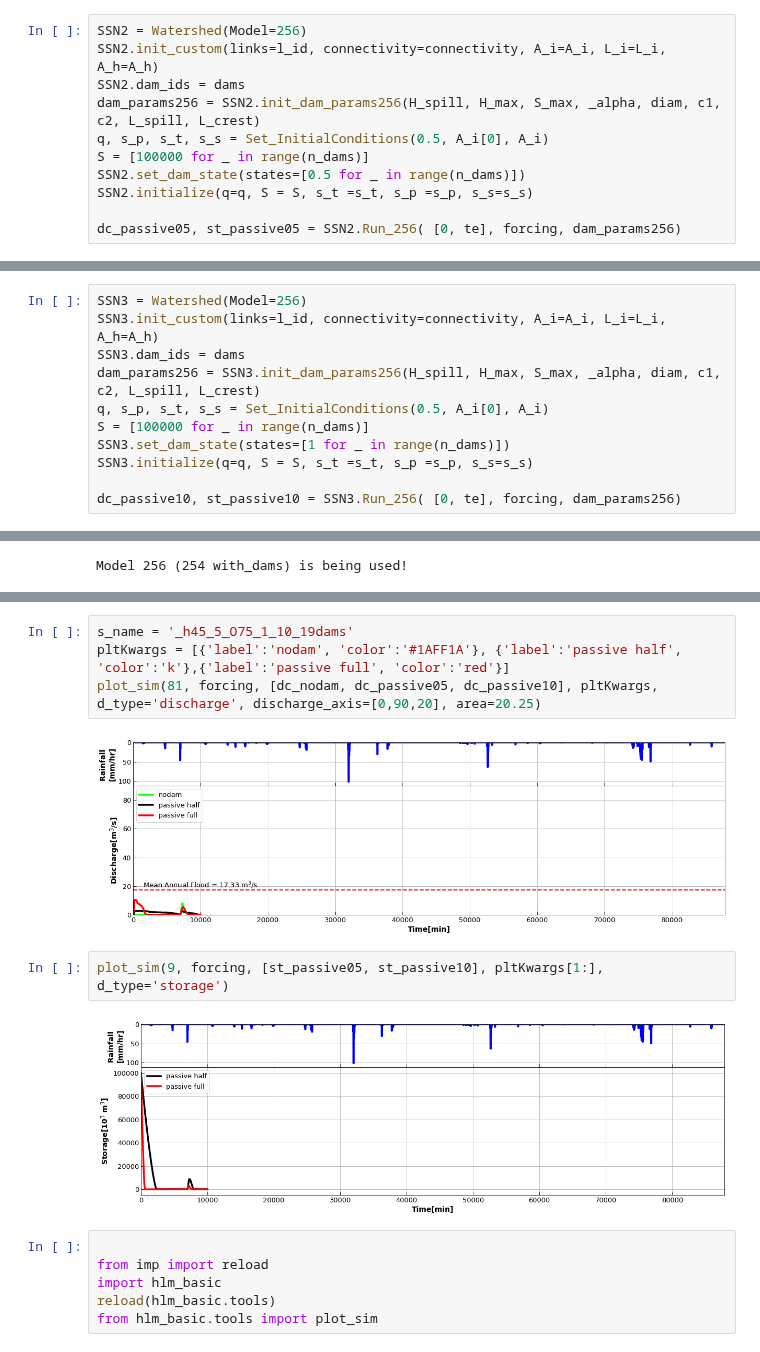
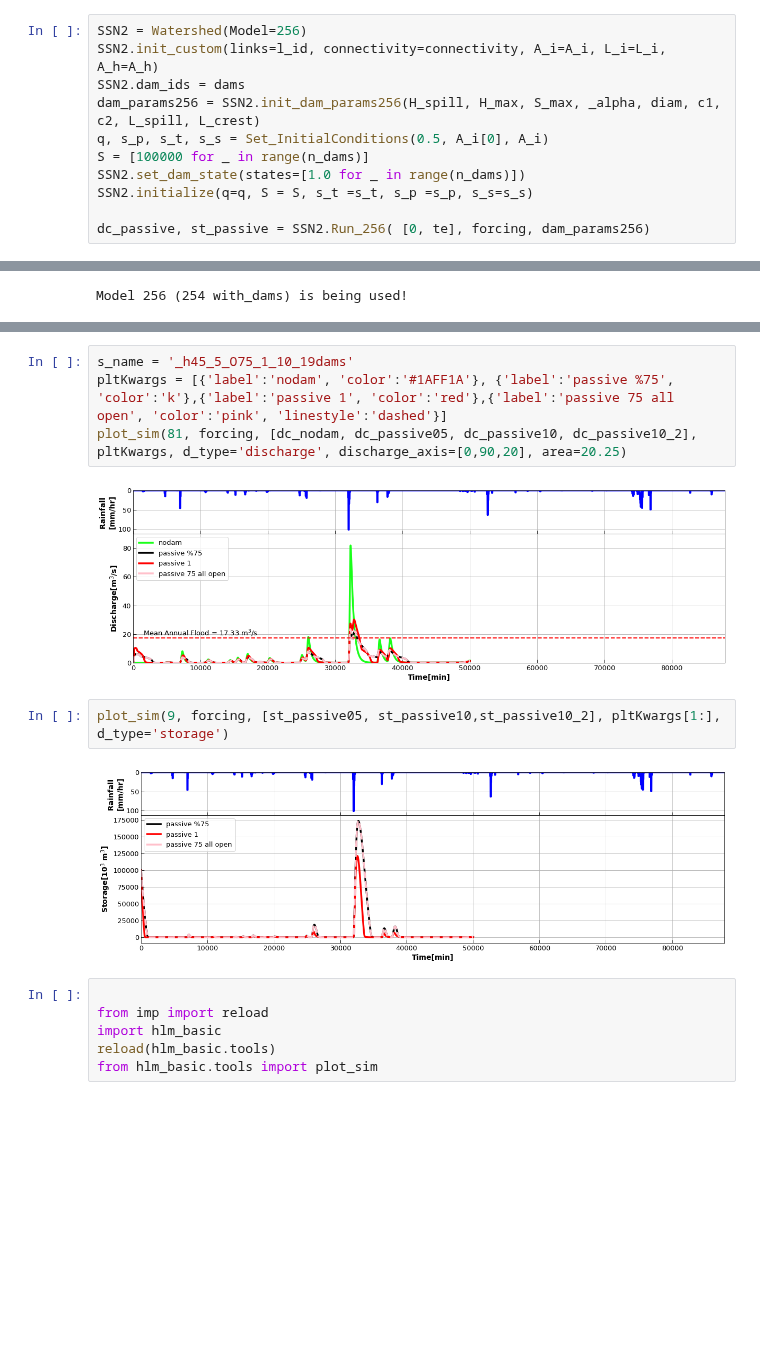
Before and after one commit to gurbuzf/DamStudy, a Jupyter notebook: dam_operation/simulations_test.ipynb, the cells around one changed output, grey strips where cells are left out. Drawn from its saved outputs; the diff is of its cells as text; blank space fills up the shorter version.

```diff
--- a/dam_operation/simulations_test.ipynb
+++ b/dam_operation/simulations_test.ipynb
@@ -64,9 +64,9 @@ SSN2.dam_ids = dams
 dam_params256 = SSN2.init_dam_params256(H_spill, H_max, S_max, _alpha, diam, c1, c2, L_spill, L_crest)
 q, s_p, s_t, s_s = Set_InitialConditions(0.5, A_i[0], A_i)
 S = [100000 for _ in range(n_dams)]
-SSN2.set_dam_state(states=[0.5 for _ in range(n_dams)])
+SSN2.set_dam_state(states=[1.0 for _ in range(n_dams)])
 SSN2.initialize(q=q, S = S, s_t =s_t, s_p =s_p, s_s=s_s)
 
-dc_passive05, st_passive05 = SSN2.Run_256( [0, te], forcing, dam_params256)
+dc_passive, st_passive = SSN2.Run_256( [0, te], forcing, dam_params256)
 # %% [output]
 Model 256 (254 with_dams) is being used!
@@ -74,11 +73,0 @@ Model 256 (254 with_dams) is being used!
-# %%
-SSN3 = Watershed(Model=256)
-SSN3.init_custom(links=l_id, connectivity=connectivity, A_i=A_i, L_i=L_i, A_h=A_h)
-SSN3.dam_ids = dams
-dam_params256 = SSN3.init_dam_params256(H_spill, H_max, S_max, _alpha, diam, c1, c2, L_spill, L_crest)
-q, s_p, s_t, s_s = Set_InitialConditions(0.5, A_i[0], A_i)
-S = [100000 for _ in range(n_dams)]
-SSN3.set_dam_state(states=[1 for _ in range(n_dams)])
-SSN3.initialize(q=q, S = S, s_t =s_t, s_p =s_p, s_s=s_s)
-
-dc_passive10, st_passive10 = SSN3.Run_256( [0, te], forcing, dam_params256)
@@ -147,13 +147,13 @@ sim[0].plot(y='224', ax=ax, linestyle='dashed')
 # %%
 s_name = '_h45_5_O75_1_10_19dams'
-pltKwargs = [{'label':'nodam', 'color':'#1AFF1A'}, {'label':'passive half', 'color':'k'},{'label':'passive full', 'color':'red'}]
-plot_sim(81, forcing, [dc_nodam, dc_passive05, dc_passive10], pltKwargs, d_type='discharge', discharge_axis=[0,90,20], area=20.25)
+pltKwargs = [{'label':'nodam', 'color':'#1AFF1A'}, {'label':'passive %75', 'color':'k'},{'label':'passive 1', 'color':'red'},{'label':'passive 75 all open', 'color':'pink', 'linestyle':'dashed'}]
+plot_sim(81, forcing, [dc_nodam, dc_passive05, dc_passive10, dc_passive10_2], pltKwargs, d_type='discharge', discharge_axis=[0,90,20], area=20.25)
 # %% [output]
-[figure, old version]
+[figure, new version]
 # %%
-plot_sim(9, forcing, [st_passive05, st_passive10], pltKwargs[1:], d_type='storage')
+plot_sim(9, forcing, [st_passive05, st_passive10,st_passive10_2], pltKwargs[1:], d_type='storage')
 # %% [output]
-[figure, old version]
+[figure, new version]
 # %%
 
 from imp import reload
```
Also changed, not shown: parts of 17 cells of this notebook, 3 other files.
